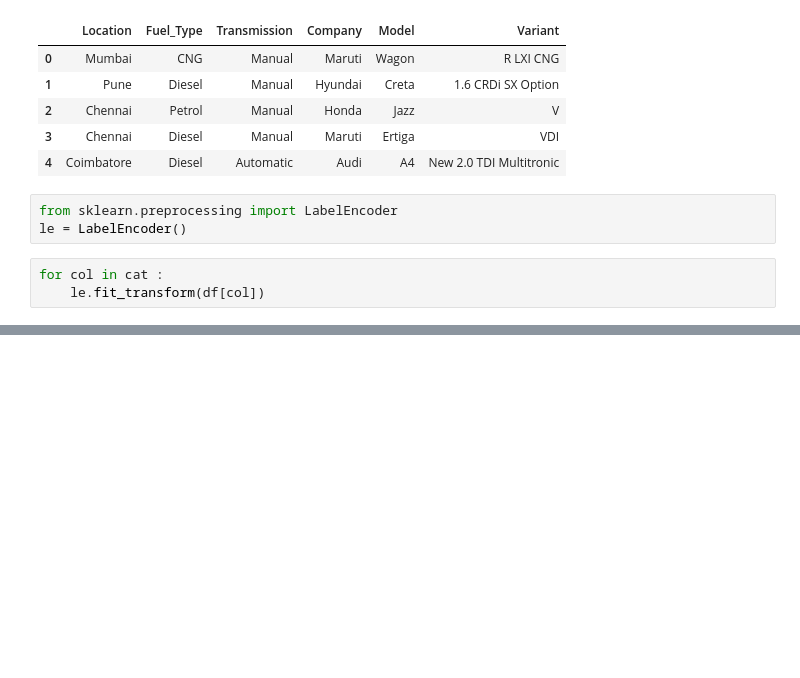
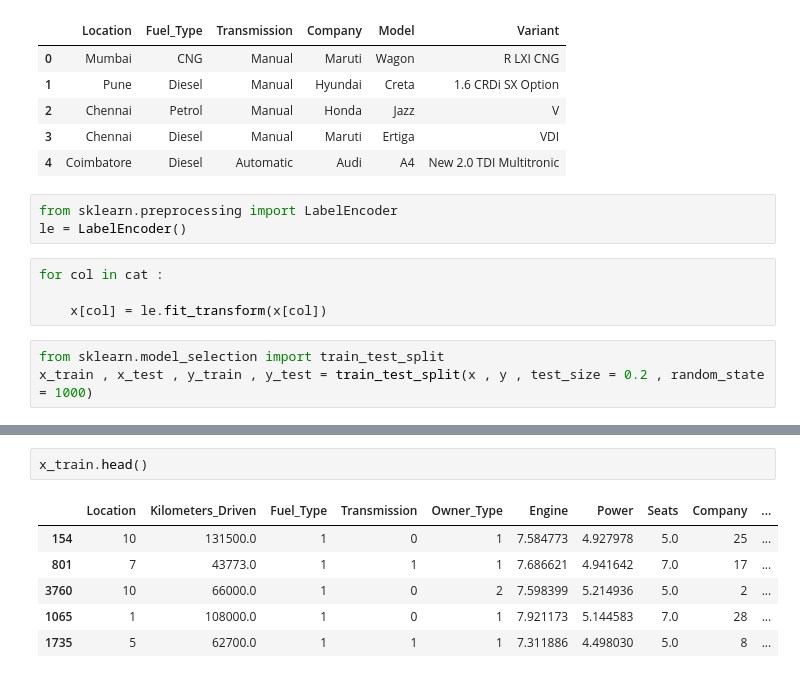
Before and after one commit to omniaghazy/kaggle-dataAnalysis-, a Jupyter notebook: used-cars-price-prediction.ipynb, the cells around one changed output, grey strips where cells are left out. Drawn from its saved outputs; the diff is of its cells as text; blank space fills up the shorter version.

```diff
--- a/used-cars-price-prediction.ipynb
+++ b/used-cars-price-prediction.ipynb
@@ -738,4 +702,8 @@ from sklearn.preprocessing import LabelEncoder
 le = LabelEncoder()
 # %%
 for col in cat :
-    le.fit_transform(df[col])
+
+    x[col] = le.fit_transform(x[col])
+# %%
+from sklearn.model_selection import train_test_split
+x_train , x_test , y_train , y_test = train_test_split(x , y , test_size = 0.2 , random_state = 1000)
@@ -741,0 +717,9 @@ for col in cat :
+# %%
+x_train.head()
+# %% [output]
+|  | Location | Kilometers_Driven | Fuel_Type | Transmission | Owner_Type | Engine | Power | Seats | Company | ... |
+| 154 | 10 | 131500.0 | 1 | 0 | 1 | 7.584773 | 4.927978 | 5.0 | 25 | ... |
+| 801 | 7 | 43773.0 | 1 | 1 | 1 | 7.686621 | 4.941642 | 7.0 | 17 | ... |
+| 3760 | 10 | 66000.0 | 1 | 0 | 2 | 7.598399 | 5.214936 | 5.0 | 2 | ... |
+| 1065 | 1 | 108000.0 | 1 | 0 | 1 | 7.921173 | 5.144583 | 7.0 | 28 | ... |
+| 1735 | 5 | 62700.0 | 1 | 1 | 1 | 7.311886 | 4.498030 | 5.0 | 8 | ... |
```
Also changed, not shown: parts of 11 cells of this notebook.
